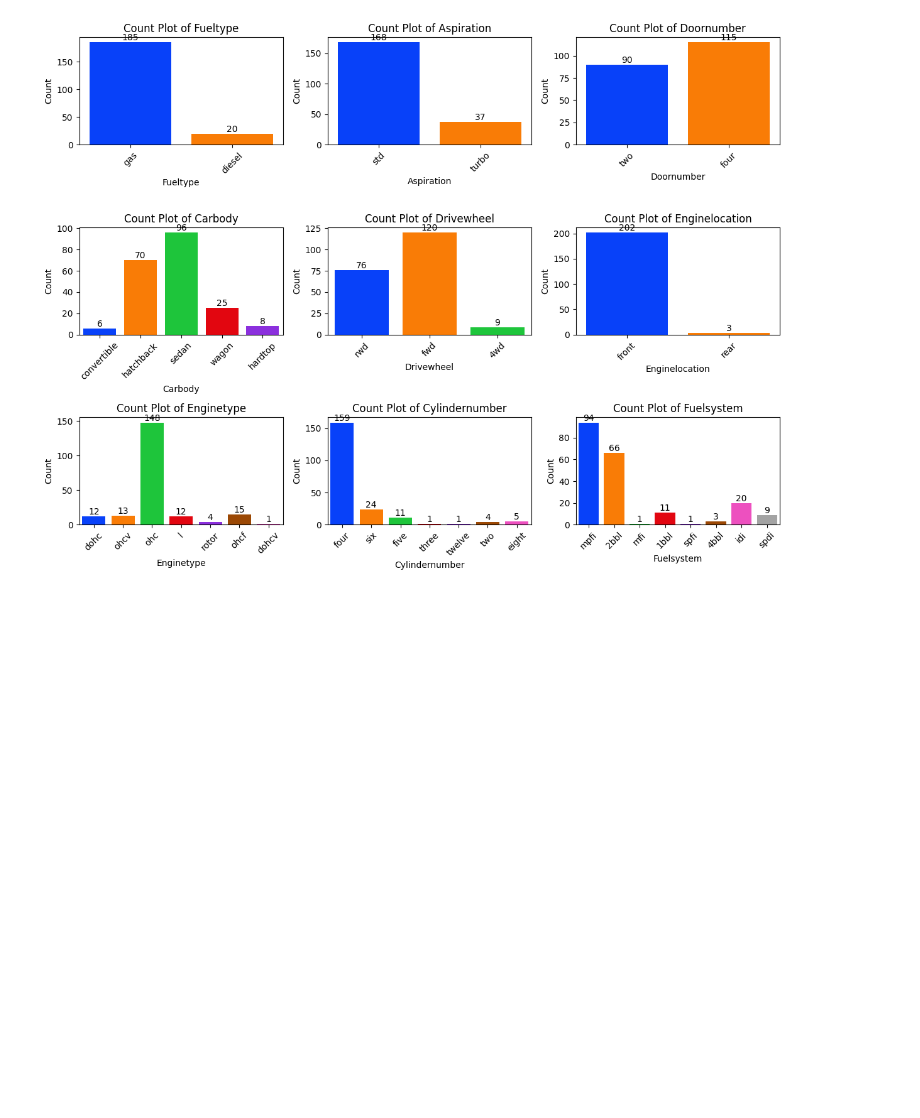
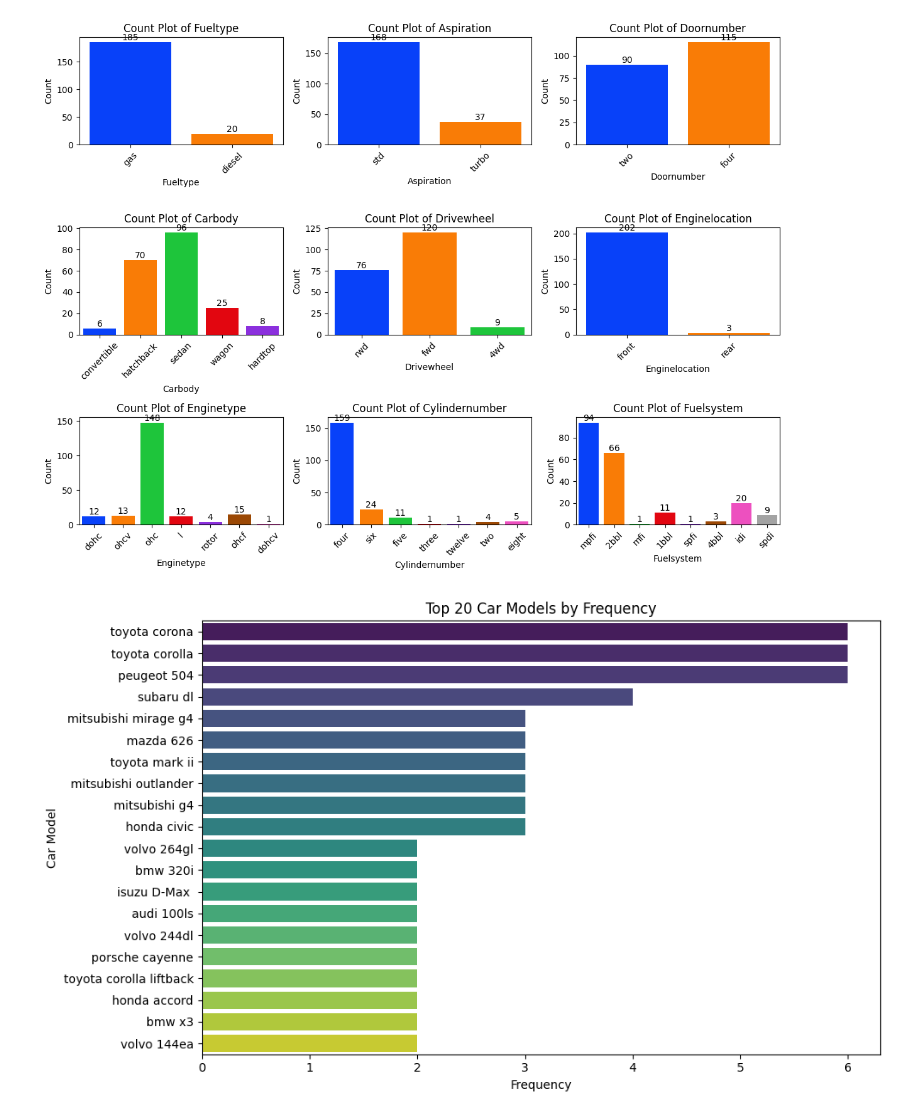
Before and after one commit to Gamescrash/Training, a Jupyter notebook: exploratory_data_analysis_week/car_price_prediction.ipynb, the cells around one changed output. Drawn from its saved outputs; the diff is of its cells as text; code cells hidden in the pictures; blank space fills up the shorter version.

```diff
--- a/exploratory_data_analysis_week/car_price_prediction.ipynb
+++ b/exploratory_data_analysis_week/car_price_prediction.ipynb
@@ -161,3 +161,16 @@ plt.tight_layout()
 plt.show()
 # %% [output]
 [figure]
+# %%
+n = 20 #Number of top car models to plot
+top_cars_models = df['CarName'].value_counts().head(n)
+
+plt.figure(figsize=(10,6))
+sns.barplot(x=top_cars_models.values, y=top_cars_models.index, palette='viridis')
+plt.title(f'Top {n} Car Models by Frequency')
+plt.xlabel('Frequency')
+plt.ylabel('Car Model')
+plt.tight_layout()
+plt.show()
+# %% [output]
+[figure, added]
```
Also changed, not shown: parts of 8 cells of this notebook.
